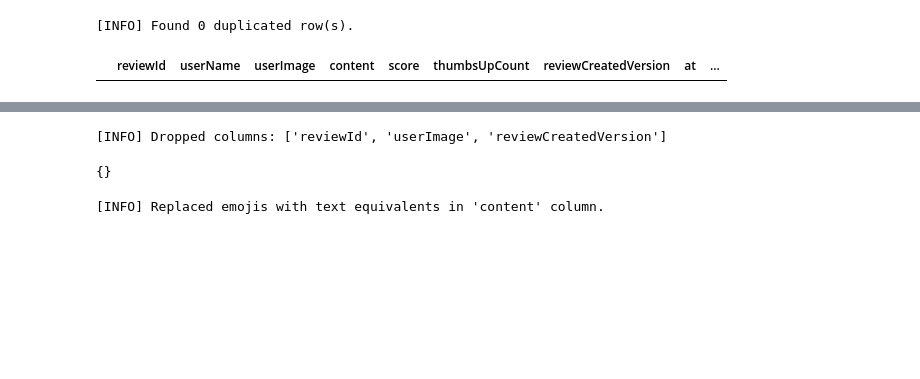
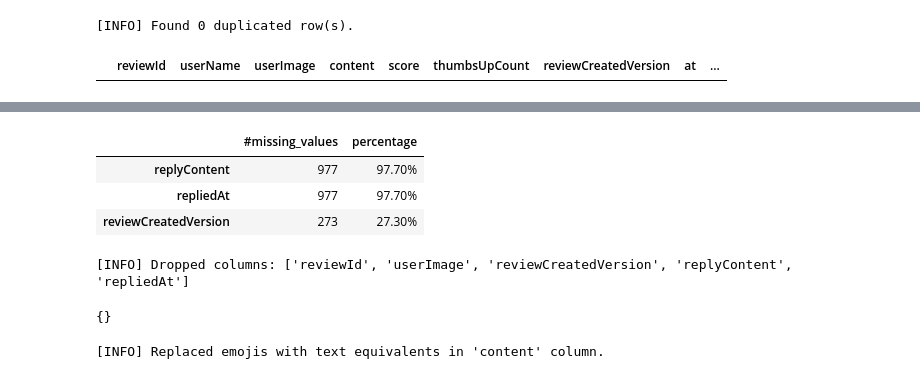
Before and after one commit to Teshager21/customer-experience-analytics-for-fintech-apps, a Jupyter notebook: notebooks/exploratory/BOA_reviews_eda.ipynb, the cells around one changed output, grey strips where cells are left out. Cells and saved outputs as stored; diff of their text form; code cells hidden in the pictures; blank space fills up the shorter version.

```diff
--- a/notebooks/exploratory/BOA_reviews_eda.ipynb
+++ b/notebooks/exploratory/BOA_reviews_eda.ipynb
@@ -240,8 +230,15 @@ df=dq.drop_empty_columns()
+# %%
+dq.columns_with_significant_missing_values(threshold=5)
+# %% [output]
+|  | #missing_values | percentage |
+| replyContent | 977 | 97.70% |
+| repliedAt | 977 | 97.70% |
+| reviewCreatedVersion | 273 | 27.30% |
 # %%
 #drop the reviewid column - it is not useful for analysis
-df = dq.drop_columns(['reviewId','userImage','reviewCreatedVersion'])
+df = dq.drop_columns(['reviewId','userImage','reviewCreatedVersion','replyContent','repliedAt'])
 # %% [output]
-[INFO] Dropped columns: ['reviewId', 'userImage', 'reviewCreatedVersion']
+[INFO] Dropped columns: ['reviewId', 'userImage', 'reviewCreatedVersion', 'replyContent', 'repliedAt']
 # %%
 dq.find_invalid_values()
 # %% [output]
```
Also changed, not shown: parts of 28 cells of this notebook, 9 other files.
